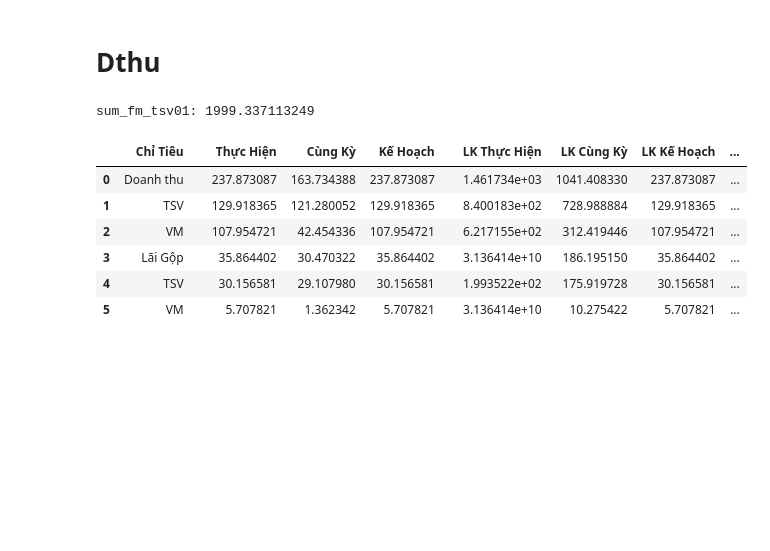
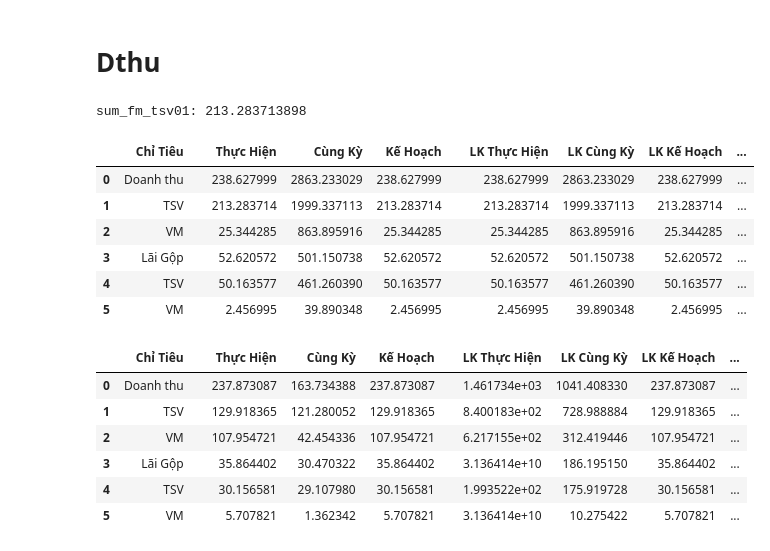
Before and after one commit to Huynh-Tr/report, a Jupyter notebook: dthu.ipynb, the cells around one changed output. Drawn from its saved outputs; the diff is of its cells as text; code cells hidden in the pictures; blank space fills up the shorter version.

```diff
--- a/dthu.ipynb
+++ b/dthu.ipynb
@@ -298,35 +323,43 @@ def chitieu(year, month, plant_code='Select All'):
         sum_fm_tsv07, sum_fm_tsv07_ck, sum_fm_tsv07_lk, sum_fm_tsv07_ck_lk = chitieu_theoky(df=data_tsv, col="FM 07_Gross Profit", year=year, month=month, plant_code=plant_code)
         sum_fm_vm07, sum_fm_vm07_ck, sum_fm_vm07_lk, sum_fm_vm07_ck_lk = chitieu_theoky(df=data_vm, col="FM 07_Gross Profit", year=year, month=month, plant_code=plant_code)
 
     else:
         sum_fm_tsv01, sum_fm_tsv01_ck, sum_fm_tsv01_lk, sum_fm_tsv01_ck_lk = chitieu_theoky(df=data_tsv, col="FM 01_Invoices Revenue", year=year, month=month, plant_code=plant_code)
         sum_fm_vm01, sum_fm_vm01_ck, sum_fm_vm01_lk, sum_fm_vm01_ck_lk = chitieu_theoky(df=data_vm, col="FM 01_Invoices Revenue", year=year, month=month, plant_code=plant_code)
         sum_fm_tsv07, sum_fm_tsv07_ck, sum_fm_tsv07_lk, sum_fm_tsv07_ck_lk = chitieu_theoky(df=data_tsv, col="FM 07_Gross Profit", year=year, month=month, plant_code=plant_code)
         sum_fm_vm07, sum_fm_vm07_ck, sum_fm_vm07_lk, sum_fm_vm07_ck_lk = chitieu_theoky(df=data_vm, col="FM 07_Gross Profit", year=year, month=month, plant_code=plant_code)
 
     print('sum_fm_tsv01:', sum_fm_tsv01)
     result_dthu = pd.DataFrame(
         {
         'Chỉ Tiêu': ['Doanh thu', 'TSV', 'VM', 'Lãi Gộp', 'TSV', 'VM'],
         '': ['', '', '', '', '', ''],
         '  Thực Hiện  ': [(sum_fm_tsv01 + sum_fm_vm01), (sum_fm_tsv01), (sum_fm_vm01), (sum_fm_tsv07 + sum_fm_vm07), (sum_fm_tsv07), (sum_fm_vm07)],
         '  Cùng Kỳ    ': [(sum_fm_tsv01_ck + sum_fm_vm01_ck), (sum_fm_tsv01_ck), (sum_fm_vm01_ck), (sum_fm_tsv07_ck + sum_fm_vm07_ck), (sum_fm_tsv07_ck), (sum_fm_vm07_ck)],
         '  Kế Hoạch   ': [(sum_fm_tsv01 + sum_fm_vm01), (sum_fm_tsv01), (sum_fm_vm01), (sum_fm_tsv07 + sum_fm_vm07), (sum_fm_tsv07), (sum_fm_vm07)],
         ' ': ['', '', '', '', '', ''],
         ' LK Thực Hiện': [(sum_fm_tsv01_lk + sum_fm_vm01_lk), (sum_fm_tsv01_lk), (sum_fm_vm01_lk), (sum_fm_tsv07_lk + sum_fm_vm07_lk), (sum_fm_tsv07_lk), (sum_fm_vm07_lk)],
         ' LK Cùng Kỳ  ': [(sum_fm_tsv01_ck_lk + sum_fm_vm01_ck_lk), (sum_fm_tsv01_ck_lk), (sum_fm_vm01_ck_lk), (sum_fm_tsv07_ck_lk + sum_fm_vm07_ck_lk), (sum_fm_tsv07_ck_lk), (sum_fm_vm07_ck_lk)],
         ' LK Kế Hoạch ': [(sum_fm_tsv01 + sum_fm_vm01), (sum_fm_tsv01), (sum_fm_vm01), (sum_fm_tsv07 + sum_fm_vm07), (sum_fm_tsv07), (sum_fm_vm07)],
         '  ': ['', '', '', '', '', ''],
         'LK Thực Hiện ': [(sum_fm_tsv01_lk + sum_fm_vm01_lk), (sum_fm_tsv01_lk), (sum_fm_vm01_lk), (sum_fm_tsv07_lk + sum_fm_vm07_lk), (sum_fm_tsv07_lk), (sum_fm_vm07_lk)],
         '       KH Năm': [(sum_fm_tsv01 + sum_fm_vm01), (sum_fm_tsv01), (sum_fm_vm01), (sum_fm_tsv07 + sum_fm_vm07), (sum_fm_tsv07), (sum_fm_vm07)]
         }
     )
 
     return result_dthu
 
-result_dthu = chitieu(year=[2024], month=[1, 2, 3, 4, 5, 6, 7, 8, 9, 10, 11, 12], plant_code='Select All')
+result_dthu = chitieu(year=[2025], month=[1, 2, 3, 4, 5, 6, 7, 8, 9, 10, 11, 12], plant_code='Select All')
+result_dthu
 # %% [output]
-sum_fm_tsv01: 1999.337113249
+sum_fm_tsv01: 213.283713898
+|  | Chỉ Tiêu |  | Thực Hiện | Cùng Kỳ | Kế Hoạch |  | LK Thực Hiện | LK Cùng Kỳ | LK Kế Hoạch | ... |
+| 0 | Doanh thu |  | 238.627999 | 2863.233029 | 238.627999 |  | 238.627999 | 2863.233029 | 238.627999 | ... |
+| 1 | TSV |  | 213.283714 | 1999.337113 | 213.283714 |  | 213.283714 | 1999.337113 | 213.283714 | ... |
+| 2 | VM |  | 25.344285 | 863.895916 | 25.344285 |  | 25.344285 | 863.895916 | 25.344285 | ... |
+| 3 | Lãi Gộp |  | 52.620572 | 501.150738 | 52.620572 |  | 52.620572 | 501.150738 | 52.620572 | ... |
+| 4 | TSV |  | 50.163577 | 461.260390 | 50.163577 |  | 50.163577 | 461.260390 | 50.163577 | ... |
+| 5 | VM |  | 2.456995 | 39.890348 | 2.456995 |  | 2.456995 | 39.890348 | 2.456995 | ... |
 # %%
 import pandas as pd
 from glob import glob
```
Also changed, not shown: parts of 2 cells of this notebook, 7 other files.
